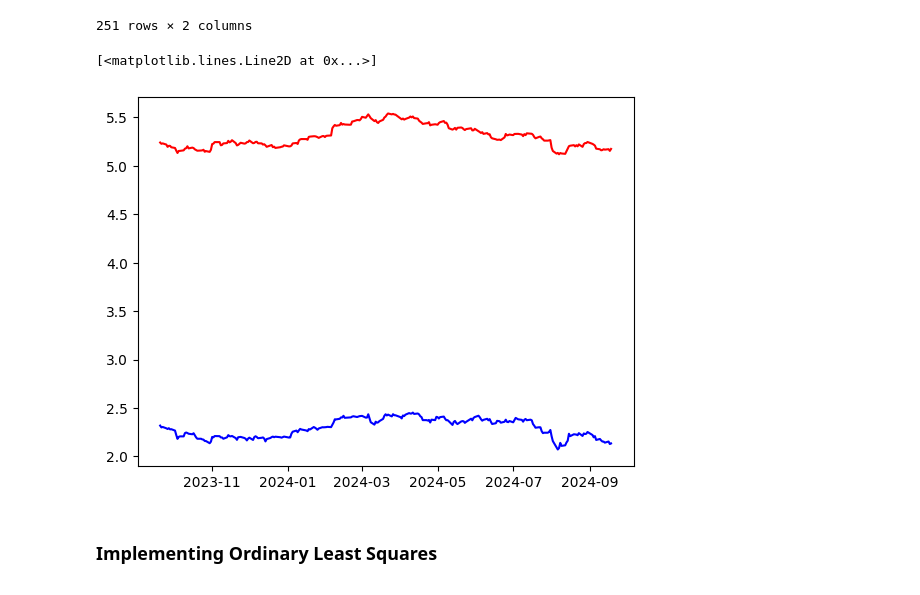
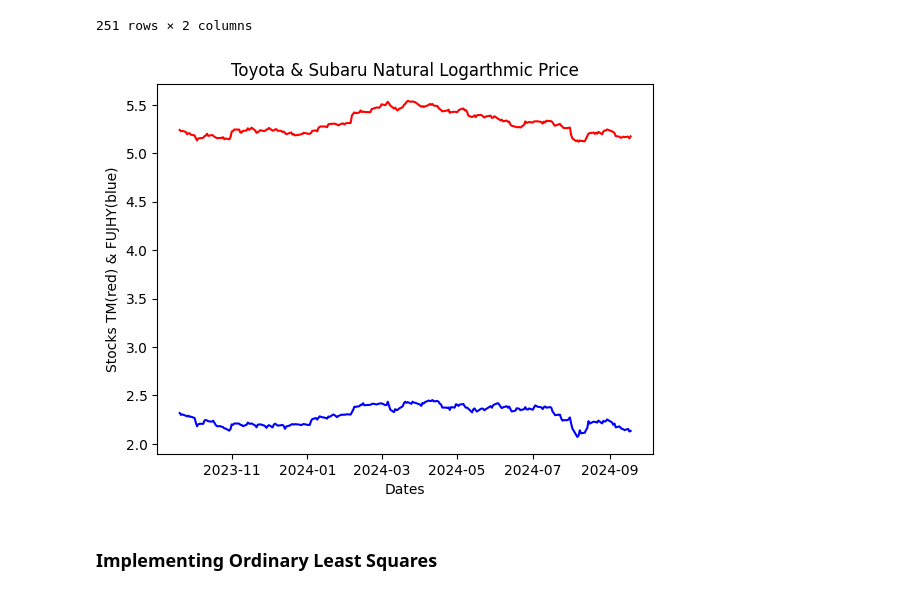
Before and after one commit to victoria-uriostegui/Pairs-Trading-Repo-ED-VU-Fall-24-, a Jupyter notebook: pairs_trading.ipynb, the cells around one changed output. Cells and saved outputs as stored; diff of their text form; code cells hidden in the pictures.

```diff
--- a/pairs_trading.ipynb
+++ b/pairs_trading.ipynb
@@ -136,11 +139,14 @@ display(tmsub_df)
 251 rows × 2 columns
 # %%
 # Making graph
+plt.title("Toyota & Subaru Natural Logarthmic Price")
+plt.xlabel("Dates")
+plt.ylabel("Stocks TM(red) & FUJHY(blue)")
 plt.plot(tmsub_df['FUJHY'], color='blue', label='FUJHY')
 plt.plot(tmsub_df['TM'], color='red', label='TM')
+plt.show()
 # %% [output]
-[<matplotlib.lines.Line2D at 0x...>]
-[figure, old version]
+[figure, new version]
 # %% [markdown]
 ### Implementing Ordinary Least Squares
 # %% [markdown]
```
Also changed, not shown: parts of 1 cell of this notebook.
